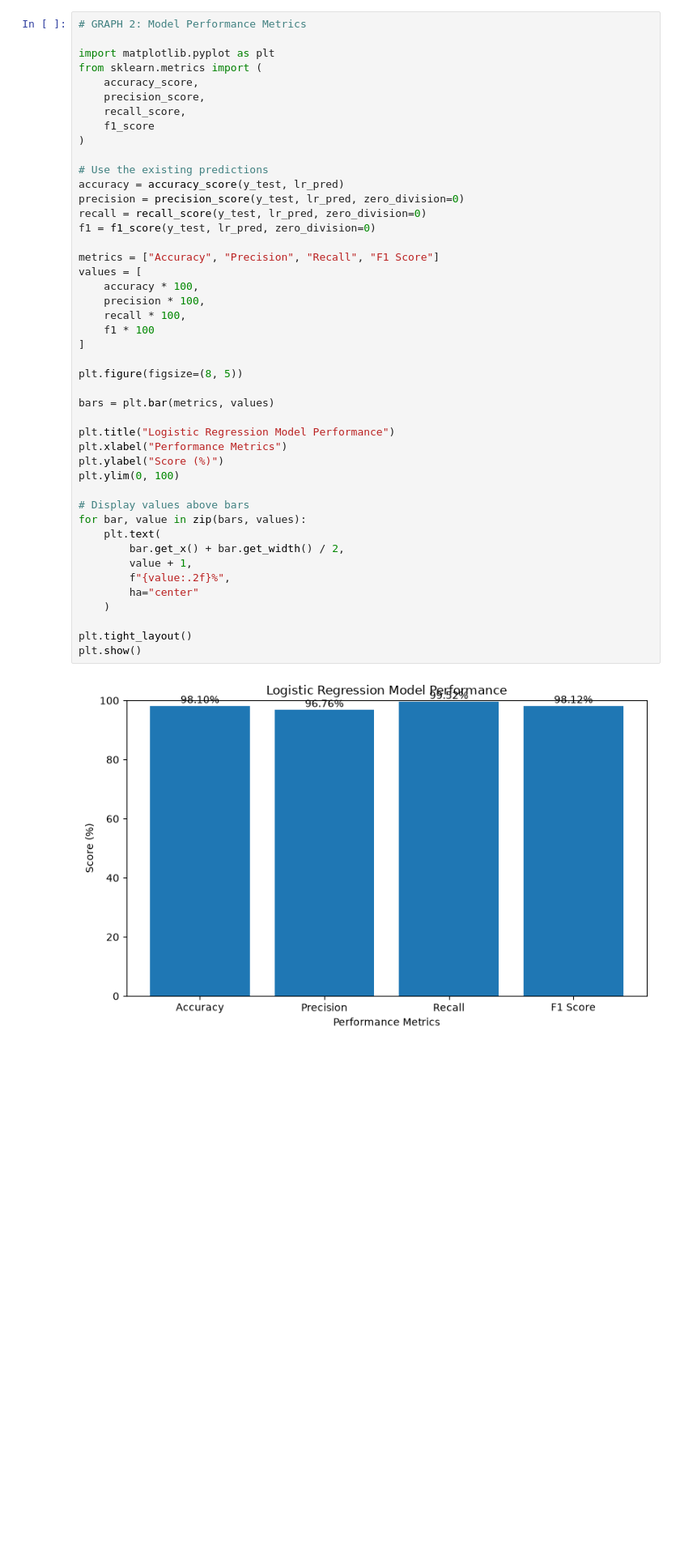
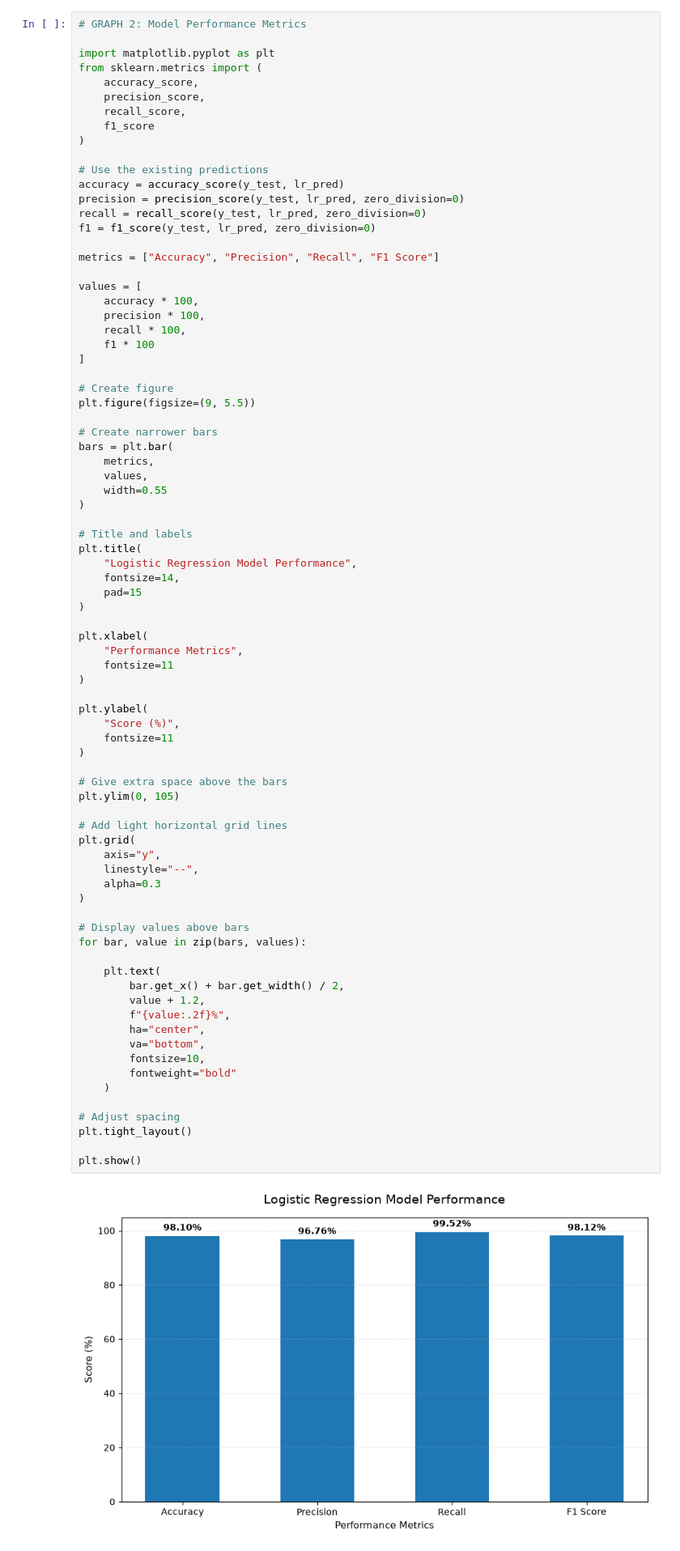
Before and after one commit to Sumanth-poojaryNitte/dark-pattern-classifier, a Jupyter notebook: AI-Powered _Dark Pattern_ Text Classifier.ipynb, the cells around one changed output. Shown at 81% size. Drawn from its saved outputs; the diff is of its cells as text; blank space fills up the shorter version.

Commit message:
Added model performance and text length graphs again now

```diff
--- a/AI-Powered _Dark Pattern_ Text Classifier.ipynb
+++ b/AI-Powered _Dark Pattern_ Text Classifier.ipynb
@@ -2313,42 +2313,77 @@ from sklearn.metrics import (
     f1_score
 )
 
 # Use the existing predictions
 accuracy = accuracy_score(y_test, lr_pred)
 precision = precision_score(y_test, lr_pred, zero_division=0)
 recall = recall_score(y_test, lr_pred, zero_division=0)
 f1 = f1_score(y_test, lr_pred, zero_division=0)
 
 metrics = ["Accuracy", "Precision", "Recall", "F1 Score"]
+
 values = [
     accuracy * 100,
     precision * 100,
     recall * 100,
     f1 * 100
 ]
 
-plt.figure(figsize=(8, 5))
+# Create figure
+plt.figure(figsize=(9, 5.5))
 
-bars = plt.bar(metrics, values)
+# Create narrower bars
+bars = plt.bar(
+    metrics,
+    values,
+    width=0.55
+)
 
-plt.title("Logistic Regression Model Performance")
-plt.xlabel("Performance Metrics")
-plt.ylabel("Score (%)")
-plt.ylim(0, 100)
+# Title and labels
+plt.title(
+    "Logistic Regression Model Performance",
+    fontsize=14,
+    pad=15
+)
+
+plt.xlabel(
+    "Performance Metrics",
+    fontsize=11
+)
+
+plt.ylabel(
+    "Score (%)",
+    fontsize=11
+)
+
+# Give extra space above the bars
+plt.ylim(0, 105)
+
+# Add light horizontal grid lines
+plt.grid(
+    axis="y",
+    linestyle="--",
+    alpha=0.3
+)
 
 # Display values above bars
 for bar, value in zip(bars, values):
+
     plt.text(
         bar.get_x() + bar.get_width() / 2,
-        value + 1,
+        value + 1.2,
         f"{value:.2f}%",
-        ha="center"
+        ha="center",
+        va="bottom",
+        fontsize=10,
+        fontweight="bold"
     )
 
+# Adjust spacing
 plt.tight_layout()
+
 plt.show()
 # %% [output]
-[figure, old version]
+[figure, new version]
 # %%
 # GRAPH 3: Average Text Length by Classification
 
```
Also changed, not shown: 2 other files.
